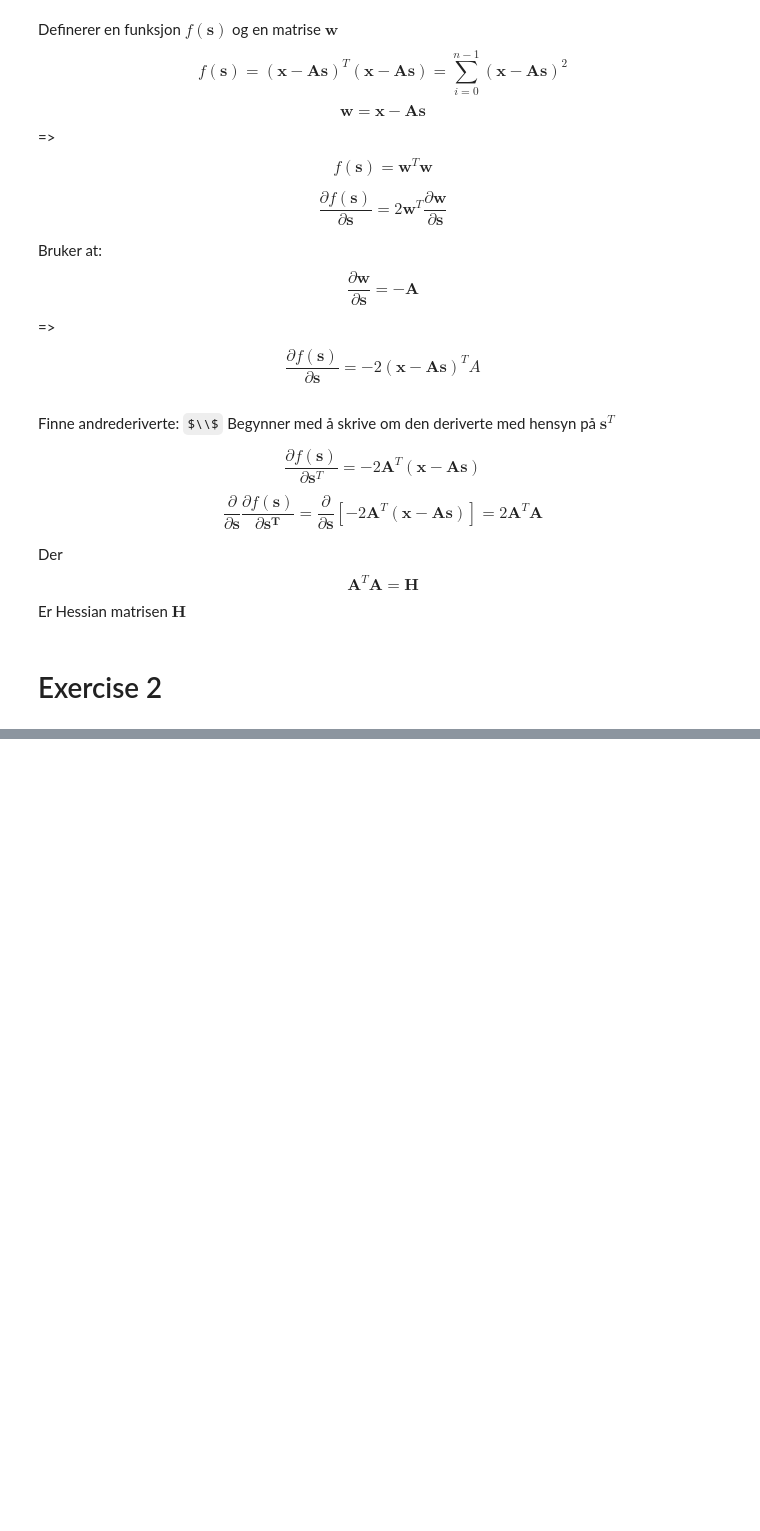
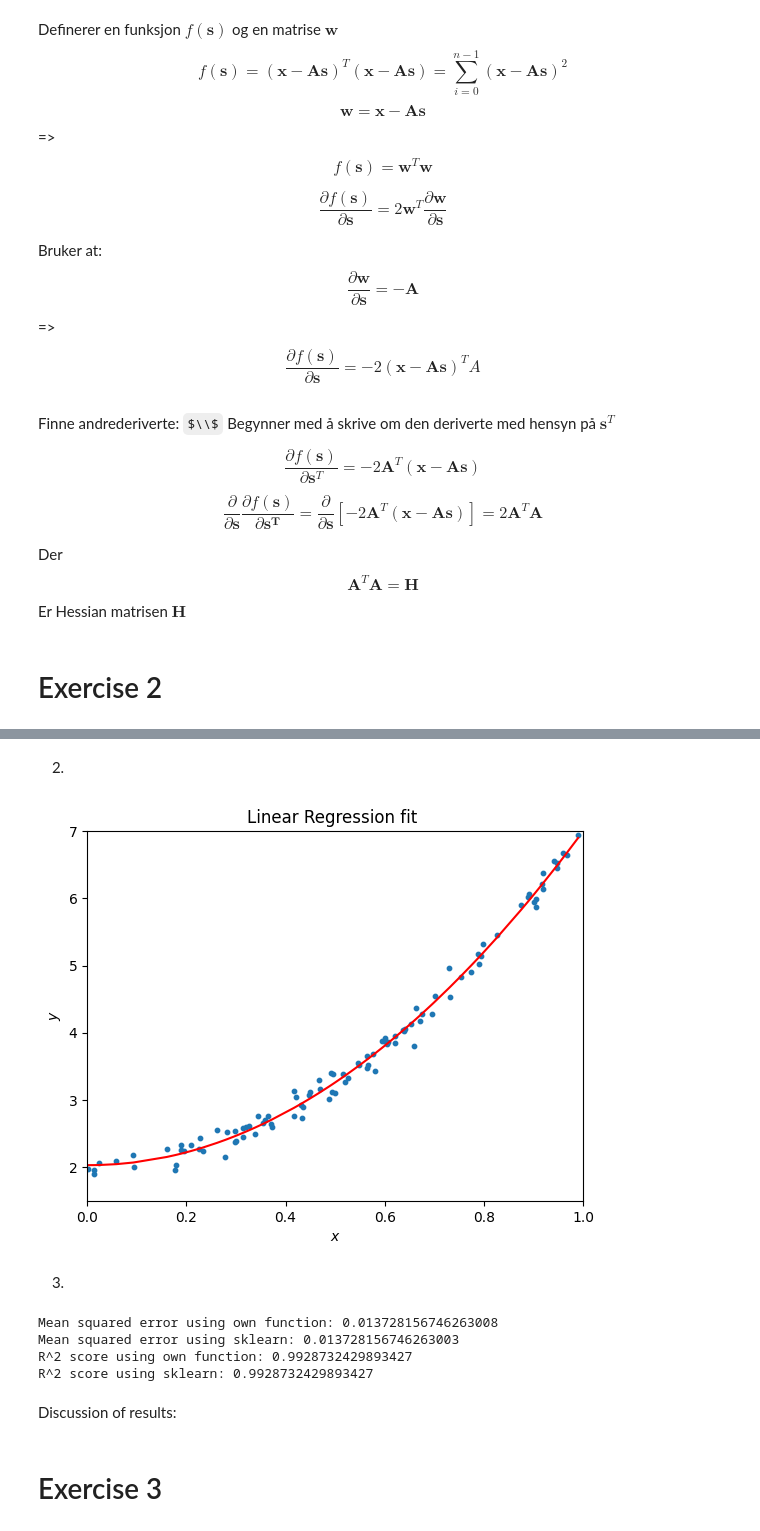
Before and after one commit to viktokr/FYS_STK4155-ukesoppgaver, a Jupyter notebook: VIK_ukesoppgaver35.ipynb, the cells around one changed output, grey strips where cells are left out. Cells and saved outputs as stored; diff of their text form; code cells hidden in the pictures; some formulas as TeX source; blank space fills up the shorter version.

Commit message:
almost finished exercise 2

```diff
--- a/VIK_ukesoppgaver35.ipynb
+++ b/VIK_ukesoppgaver35.ipynb
@@ -110,0 +123,40 @@ y_tilde = X @ theta
+# %% [markdown]
+2.
+# %%
+from sklearn.linear_model import LinearRegression
+
+linreg = LinearRegression()
+linreg.fit(X,y)
+y_tilde_sklearn = linreg.predict(X)
+
+
+plt.scatter(x, y, s=10, label="data")
+plt.plot(x.flatten()[x_sorted_idx], y_tilde_sklearn.flatten()[x_sorted_idx],'r-')
+plt.axis([0.0,1.0,1.5, 7.0])
+plt.xlabel(r'$x$')
+plt.ylabel(r'$y$')
+plt.title(r'Linear Regression fit ')
+plt.show()
+# %% [output]
+[figure, added]
+# %% [markdown]
+3.
+# %%
+from sklearn.metrics import mean_squared_error, r2_score
+
+# The mean squared error
+print("Mean squared error using own function:", mean_squared_error(y, y_tilde))
+print("Mean squared error using sklearn:", mean_squared_error(y, y_tilde_sklearn))
+
+# Explained variance score: 1 is perfect prediction
+print('R^2 score using own function:', r2_score(y, y_tilde))
+print('R^2 score using sklearn:', r2_score(y, y_tilde_sklearn))
+# %% [output]
+Mean squared error using own function: 0.013728156746263008
+Mean squared error using sklearn: 0.013728156746263003
+R^2 score using own function: 0.9928732429893427
+R^2 score using sklearn: 0.9928732429893427
+# %% [markdown]
+Discussion of results:
+# %% [markdown]
+# Exercise 3
```
Also changed, not shown: parts of 2 cells of this notebook.
